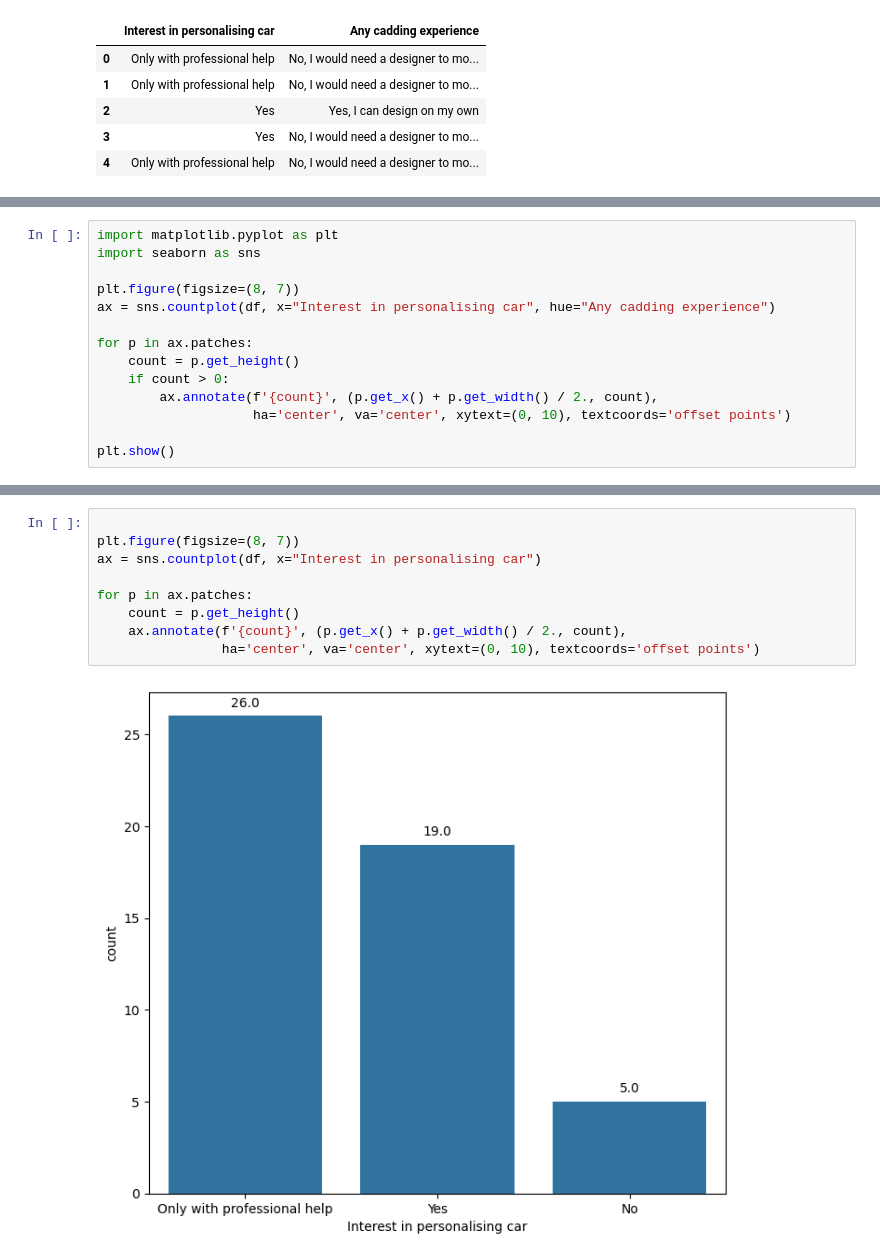
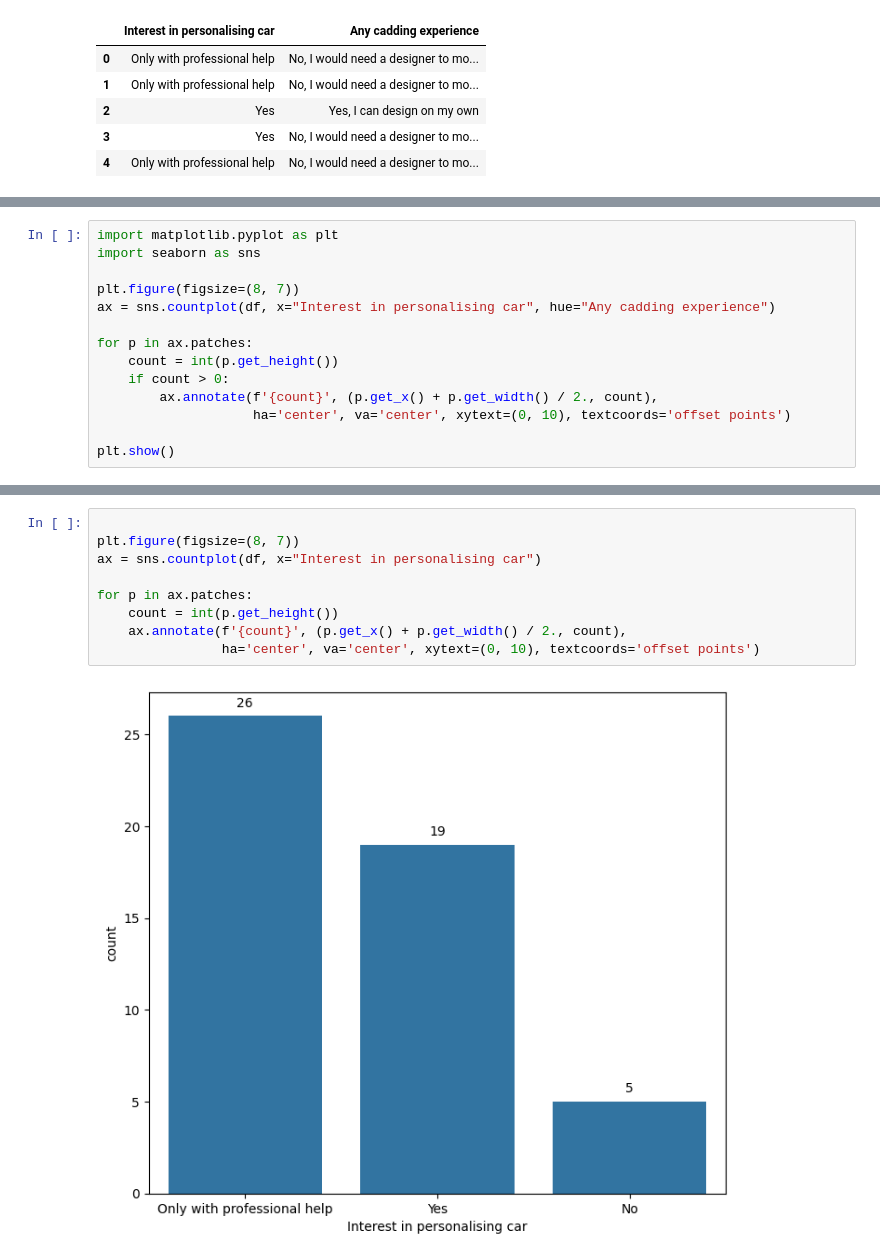
Before and after one commit to Rzi98/MA4829-AY23-24-S2, a Jupyter notebook: src/visualisation.ipynb, the cells around one changed output, grey strips where cells are left out. Drawn from its saved outputs; the diff is of its cells as text.

```diff
--- a/src/visualisation.ipynb
+++ b/src/visualisation.ipynb
@@ -26,7 +28,7 @@ plt.figure(figsize=(8, 7))
 ax = sns.countplot(df, x="Interest in personalising car", hue="Any cadding experience")
 
 for p in ax.patches:
-    count = p.get_height()
+    count = int(p.get_height())
     if count > 0:
         ax.annotate(f'{count}', (p.get_x() + p.get_width() / 2., count),
                     ha='center', va='center', xytext=(0, 10), textcoords='offset points')
@@ -37,11 +39,11 @@ plt.show()
 # %%
 
 plt.figure(figsize=(8, 7))
 ax = sns.countplot(df, x="Interest in personalising car")
 
 for p in ax.patches:
-    count = p.get_height()
+    count = int(p.get_height())
     ax.annotate(f'{count}', (p.get_x() + p.get_width() / 2., count),
                 ha='center', va='center', xytext=(0, 10), textcoords='offset points')
 # %% [output]
-[figure, old version]
+[figure, new version]
```
Also changed, not shown: parts of 9 cells of this notebook.
